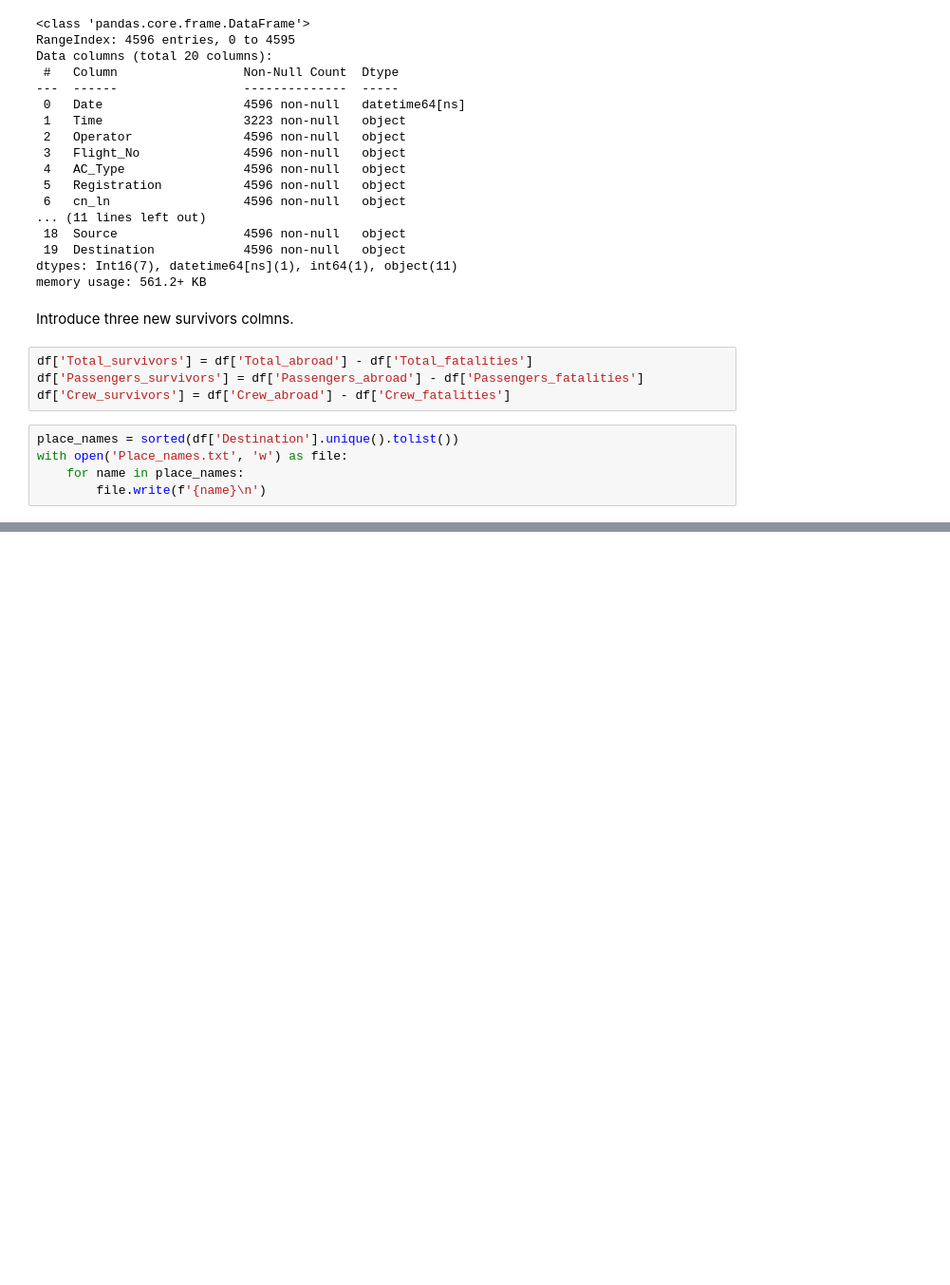
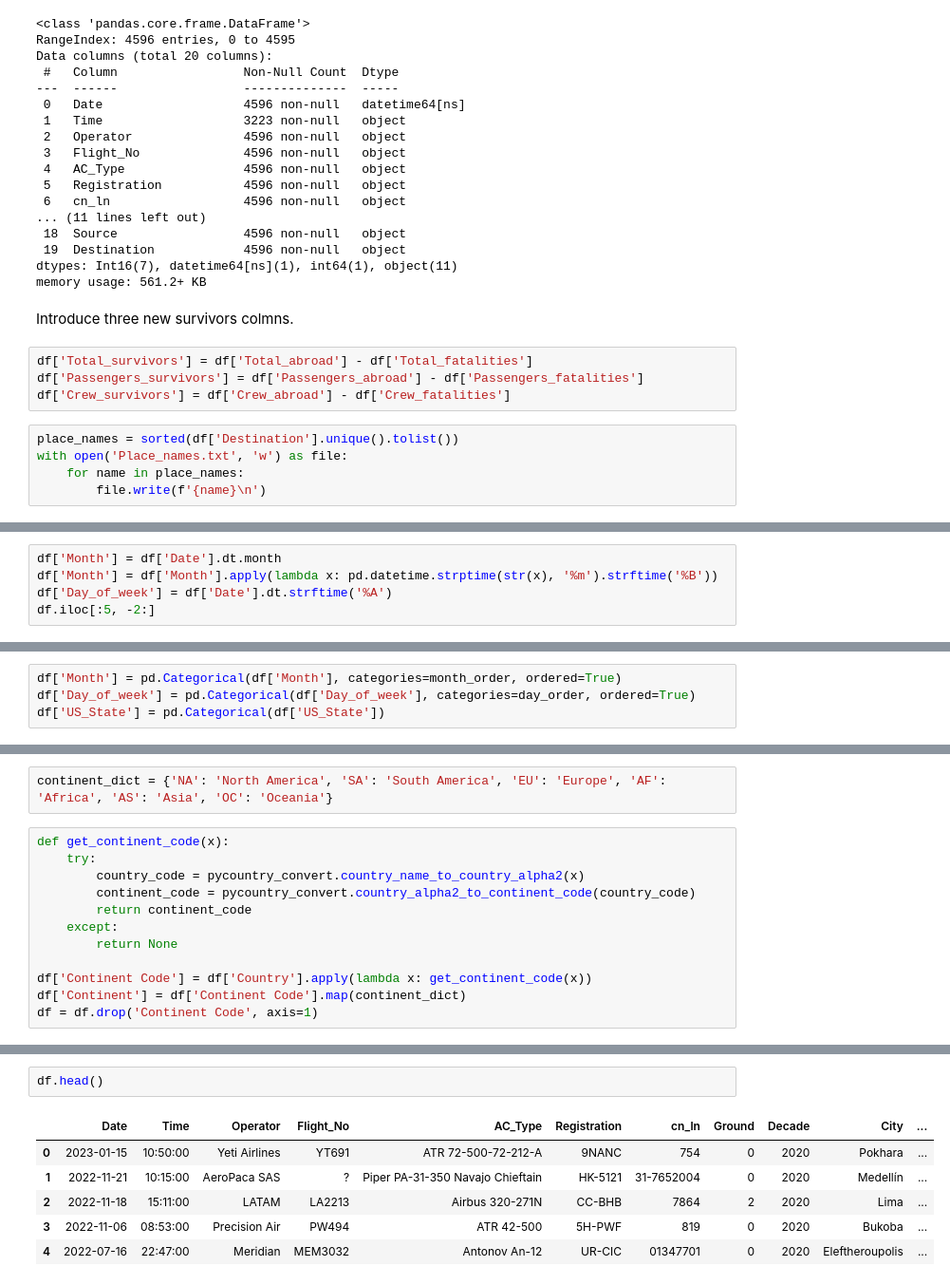
Before and after one commit to AbhinavTuladhar/Plane_crash_dataset_visualisation, a Jupyter notebook: data_cleaning.ipynb, the cells around one changed output, grey strips where cells are left out. Shown: that part at 95% size. Drawn from its saved outputs; the diff is of its cells as text; blank space fills up the shorter version.

```diff
--- a/data_cleaning.ipynb
+++ b/data_cleaning.ipynb
@@ -601,0 +618,5 @@ of Gibraltar
+# %%
+df['Month'] = df['Date'].dt.month
+df['Month'] = df['Month'].apply(lambda x: pd.datetime.strptime(str(x), '%m').strftime('%B'))
+df['Day_of_week'] = df['Date'].dt.strftime('%A')
+df.iloc[:5, -2:]
@@ -601,0 +630,4 @@ of Gibraltar
+# %%
+df['Month'] = pd.Categorical(df['Month'], categories=month_order, ordered=True)
+df['Day_of_week'] = pd.Categorical(df['Day_of_week'], categories=day_order, ordered=True)
+df['US_State'] = pd.Categorical(df['US_State'])
@@ -601,0 +656,14 @@ of Gibraltar
+# %%
+continent_dict = {'NA': 'North America', 'SA': 'South America', 'EU': 'Europe', 'AF': 'Africa', 'AS': 'Asia', 'OC': 'Oceania'}
+# %%
+def get_continent_code(x):
+    try:
+        country_code = pycountry_convert.country_name_to_country_alpha2(x)
+        continent_code = pycountry_convert.country_alpha2_to_continent_code(country_code)
+        return continent_code
+    except:
+        return None
+
+df['Continent Code'] = df['Country'].apply(lambda x: get_continent_code(x))
+df['Continent'] = df['Continent Code'].map(continent_dict)
+df = df.drop('Continent Code', axis=1)
@@ -614,0 +681,9 @@ array([None, 'California', 'Alaska', 'Ohio', 'Texas', 'Georgia',
+# %%
+df.head()
+# %% [output]
+|  | Date | Time | Operator | Flight_No | AC_Type | Registration | cn_ln | Ground | Decade | City | ... |
+| 0 | 2023-01-15 | 10:50:00 | Yeti Airlines | YT691 | ATR 72-500-72-212-A | 9NANC | 754 | 0 | 2020 | Pokhara | ... |
+| 1 | 2022-11-21 | 10:15:00 | AeroPaca SAS | ? | Piper PA-31-350 Navajo Chieftain | HK-5121 | 31-7652004 | 0 | 2020 | Medellín | ... |
+| 2 | 2022-11-18 | 15:11:00 | LATAM | LA2213 | Airbus 320-271N | CC-BHB | 7864 | 2 | 2020 | Lima | ... |
+| 3 | 2022-11-06 | 08:53:00 | Precision Air | PW494 | ATR 42-500 | 5H-PWF | 819 | 0 | 2020 | Bukoba | ... |
+| 4 | 2022-07-16 | 22:47:00 | Meridian | MEM3032 | Antonov An-12 | UR-CIC | 01347701 | 0 | 2020 | Eleftheroupolis | ... |
```
Also changed, not shown: parts of 28 cells of this notebook.
